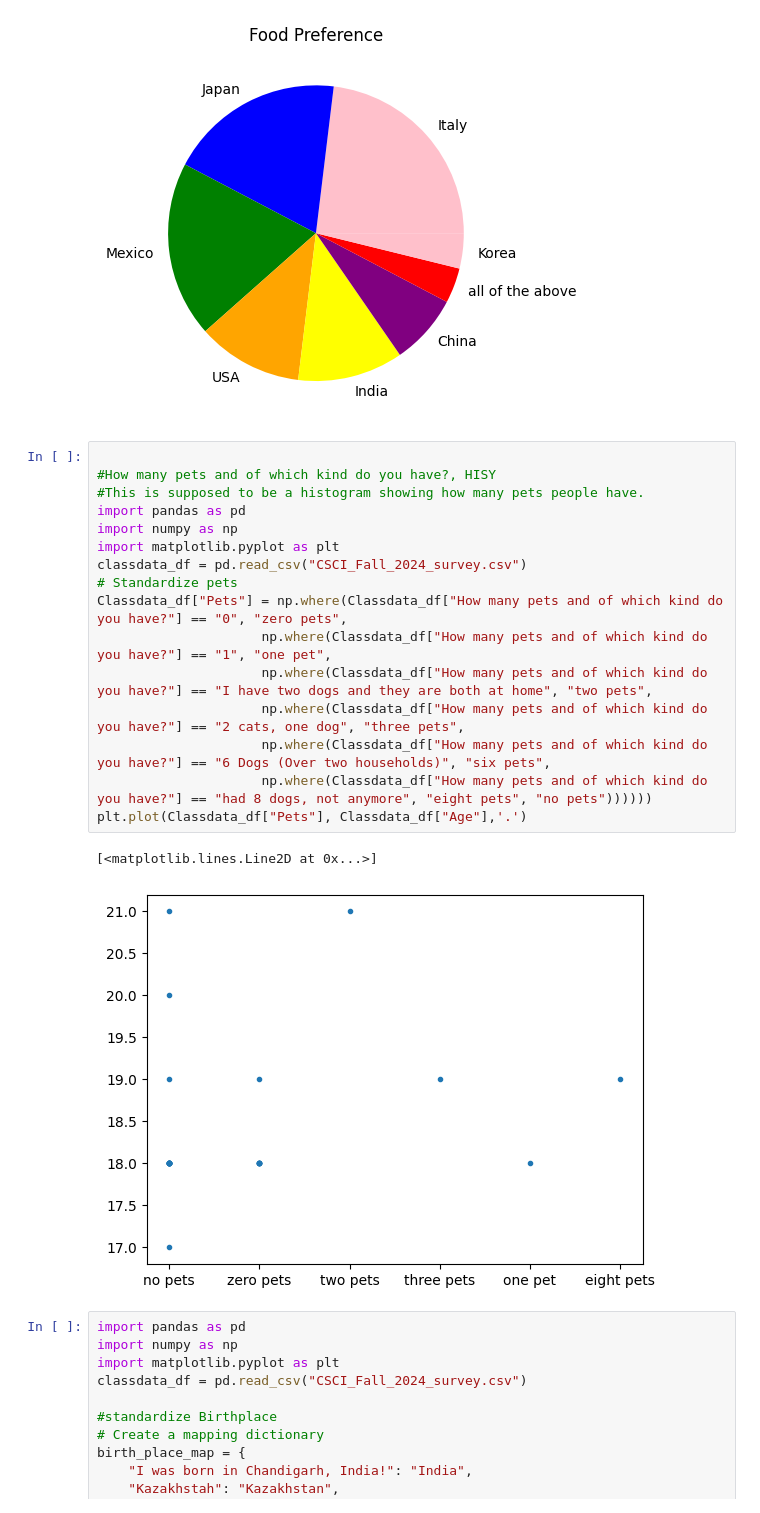
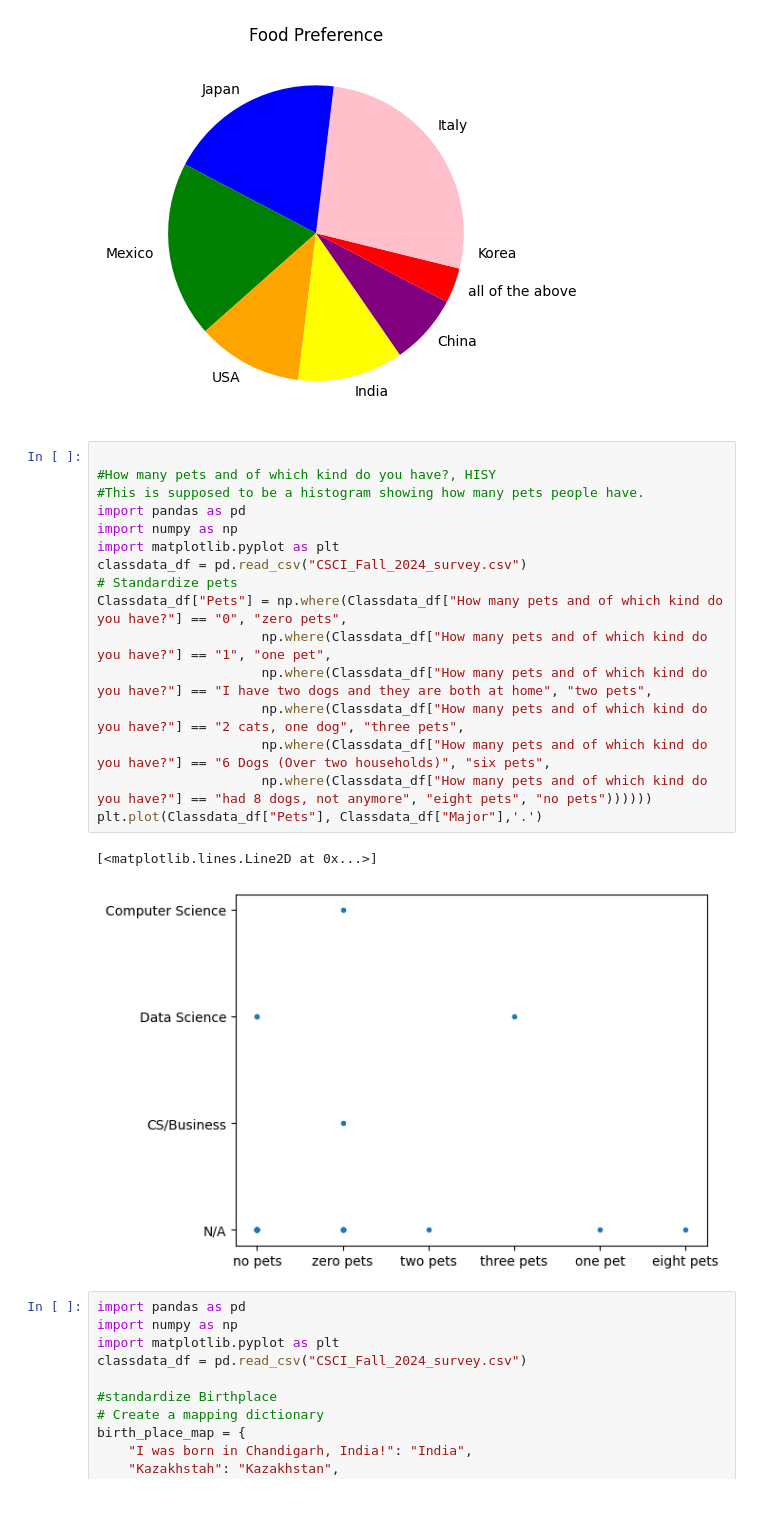
Before and after one commit to Acheedella1/Acheedella1, a Jupyter notebook: Data Cleaning.ipynb, the cells around one changed output. Saved outputs shown, nothing was run; the diff lists cells and outputs as text.

```diff
--- a/Data Cleaning.ipynb
+++ b/Data Cleaning.ipynb
@@ -77,22 +79,22 @@ plt.show()
 # %%
 
 #How many pets and of which kind do you have?, HISY
 #This is supposed to be a histogram showing how many pets people have.
 import pandas as pd
 import numpy as np
 import matplotlib.pyplot as plt
 classdata_df = pd.read_csv("CSCI_Fall_2024_survey.csv")
 # Standardize pets
 Classdata_df["Pets"] = np.where(Classdata_df["How many pets and of which kind do you have?"] == "0", "zero pets",
                      np.where(Classdata_df["How many pets and of which kind do you have?"] == "1", "one pet",
                      np.where(Classdata_df["How many pets and of which kind do you have?"] == "I have two dogs and they are both at home", "two pets",
                      np.where(Classdata_df["How many pets and of which kind do you have?"] == "2 cats, one dog", "three pets",
                      np.where(Classdata_df["How many pets and of which kind do you have?"] == "6 Dogs (Over two households)", "six pets",
                      np.where(Classdata_df["How many pets and of which kind do you have?"] == "had 8 dogs, not anymore", "eight pets", "no pets"))))))
-plt.plot(Classdata_df["Pets"], Classdata_df["Age"],'.')
+plt.plot(Classdata_df["Pets"], Classdata_df["Major"],'.')
 # %% [output]
 [<matplotlib.lines.Line2D at 0x...>]
-[figure, old version]
+[figure, new version]
 # %%
 import pandas as pd
 import numpy as np
```
Also changed, not shown: parts of 1 cell of this notebook.
